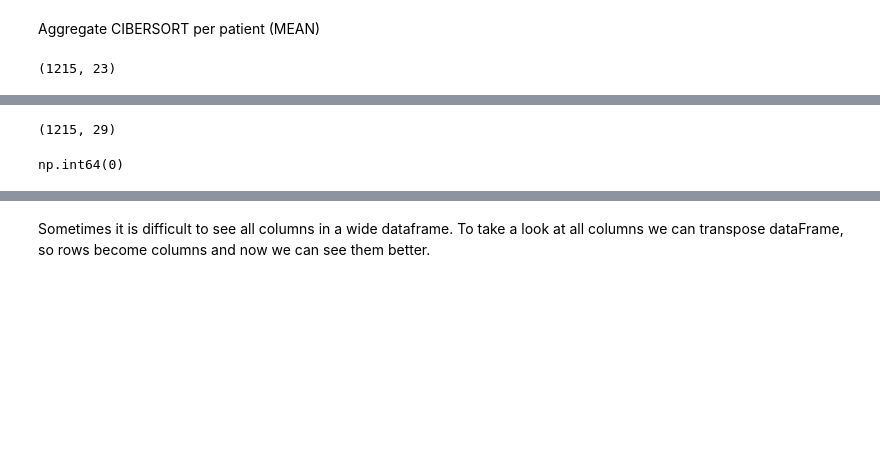
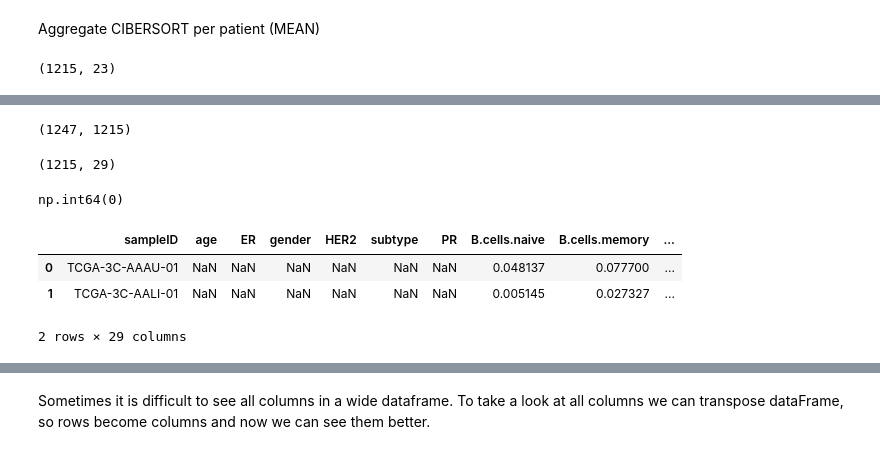
Before and after one commit to ekhlebus/tme-breast-cancer-subtype-prediction, a Jupyter notebook: tme-breast-cancer-subtype-prediction.ipynb, the cells around one changed output, grey strips where cells are left out. Drawn from its saved outputs; the diff is of its cells as text; code cells hidden in the pictures; blank space fills up the shorter version.

```diff
--- a/tme-breast-cancer-subtype-prediction.ipynb
+++ b/tme-breast-cancer-subtype-prediction.ipynb
@@ -246 +264,5 @@ len(clinical_sub), len(cibersort_agg)
+# %%
+clinical_sub.sampleID.nunique(), cibersort_agg.patient_id.nunique()
+# %% [output]
+(1247, 1215)
 # %%
@@ -256,4 +278,11 @@ df['patient_id'].duplicated().sum()
 # %% [output]
 (1215, 29)
 np.int64(0)
+# %%
+df.head(2)
+# %% [output]
+|  | sampleID | age | ER | gender | HER2 | subtype | PR | B.cells.naive | B.cells.memory | ... |
+| 0 | TCGA-3C-AAAU-01 | NaN | NaN | NaN | NaN | NaN | NaN | 0.048137 | 0.077700 | ... |
+| 1 | TCGA-3C-AALI-01 | NaN | NaN | NaN | NaN | NaN | NaN | 0.005145 | 0.027327 | ... |
+2 rows × 29 columns
 # %% [markdown]
```
Also changed, not shown: parts of 69 cells of this notebook.
